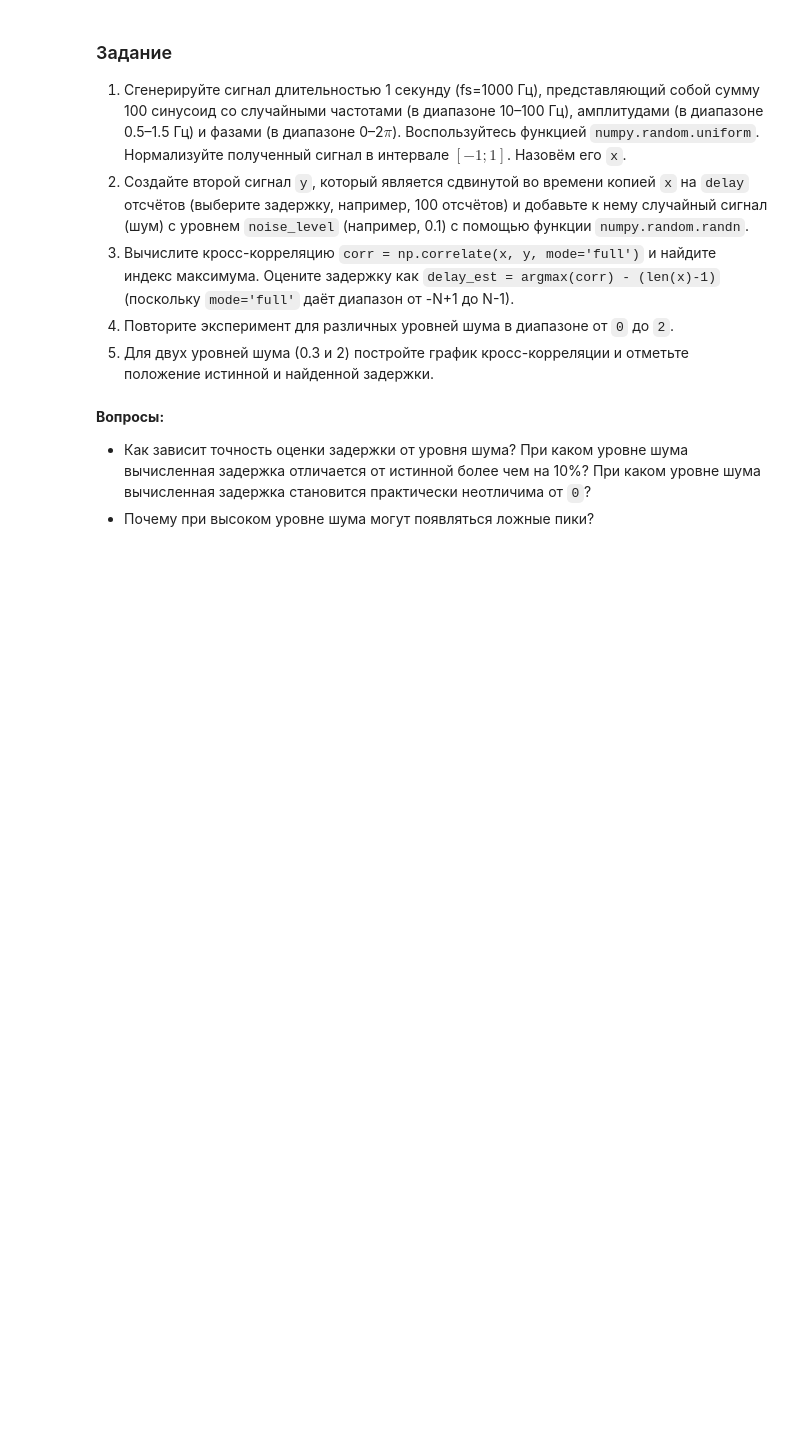
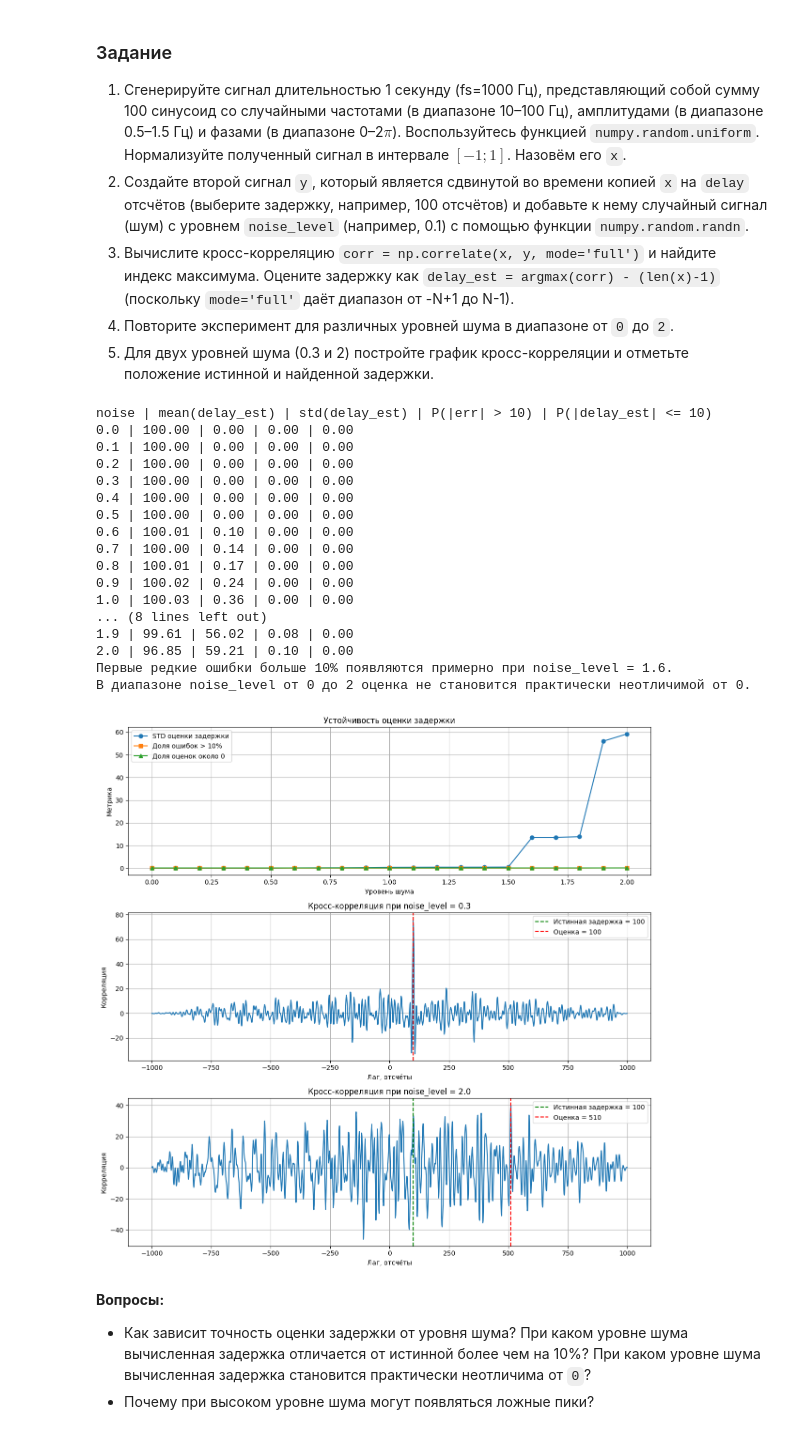
Before and after one commit to korzhimanov/dsp-seminars, a Jupyter notebook: seminars/kondakov_lab3.ipynb, the cells around one changed output. Saved outputs shown, nothing was run; the diff lists cells and outputs as text; code cells hidden in the pictures; blank space fills up the shorter version.

```diff
--- a/seminars/kondakov_lab3.ipynb
+++ b/seminars/kondakov_lab3.ipynb
@@ -214,91 +211,88 @@ for row in results:
 np.random.seed(42)
 fs = 1000
 t = np.arange(0, 1, 1 / fs)
-
-freqs = np.random.uniform(10, 100, size=100)
-amplitudes = np.random.uniform(0.5, 1.5, size=100)
-phases = np.random.uniform(0, 2 * np.pi, size=100)
-
-x = np.sum(
-    amplitudes[:, None] * np.sin(2 * np.pi * freqs[:, None] * t + phases[:, None]),
-    axis=0,
-)
+freqs = np.random.uniform(10, 100, 100)
+amps = np.random.uniform(0.5, 1.5, 100)
+phases = np.random.uniform(0, 2 * np.pi, 100)
+x = np.sum(amps[:, None] * np.sin(2 * np.pi * freqs[:, None] * t + phases[:, None]), axis=0)
 x /= np.max(np.abs(x))
 
 delay = 100
-y_clean = np.concatenate([x[delay:], np.zeros(delay)])
+y_clean = np.r_[x[delay:], np.zeros(delay)]
 noise_levels = np.linspace(0, 2, 21)
 n_trials = 100
+lags = np.arange(-len(x) + 1, len(x))
 
 
 def estimate_delay(noise_level, seed):
     rng = np.random.default_rng(seed)
     y = y_clean + noise_level * rng.standard_normal(len(x))
     corr = np.correlate(x, y, mode='full')
-    lags = np.arange(-len(x) + 1, len(x))
-    delay_est = int(lags[np.argmax(corr)])
-    return delay_est, corr, lags
+    return int(lags[np.argmax(corr)]), corr
 
 
 stats = []
-for noise_level in noise_levels:
-    estimates = []
-    for seed in range(n_trials):
-        delay_est, _, _ = estimate_delay(noise_level, 1000 + seed)
-        estimates.append(delay_est)
+for noise in noise_levels:
+    estimates = np.array([estimate_delay(noise, 1000 + seed)[0] for seed in range(n_trials)])
+    stats.append((noise, estimates.mean(), estimates.std(), np.mean(np.abs(estimates - delay) > 0.1 * delay), np.mean(np.abs(estimates) <= 10)))
 
-    estimates = np.array(estimates)
-    stats.append({
-        'noise': noise_level,
-        'mean_est': estimates.mean(),
-        'std_est': estimates.std(),
-        'frac_large_error': np.mean(np.abs(estimates - delay) > 0.1 * delay),
-        'frac_near_zero': np.mean(np.abs(estimates) <= 10),
-    })
-
-# Для большого шума берём реализацию, где ложный пик хорошо виден на графике.
-example_seeds = {0.3: 1000, 2.0: 1036}
-example_results = {noise: estimate_delay(noise, seed) for noise, seed in example_seeds.items()}
+example_results = {0.3: estimate_delay(0.3, 1000), 2.0: estimate_delay(2.0, 1036)}
 
 fig, axes = plt.subplots(3, 1, figsize=(12, 12))
-axes[0].plot(noise_levels, [row['std_est'] for row in stats], 'o-', label='STD оценки задержки')
-axes[0].plot(noise_levels, [row['frac_large_error'] for row in stats], 's-', label='Доля ошибок > 10%')
-axes[0].plot(noise_levels, [row['frac_near_zero'] for row in stats], '^-', label='Доля оценок около 0')
+axes[0].plot(noise_levels, [row[2] for row in stats], 'o-', label='STD оценки задержки')
+axes[0].plot(noise_levels, [row[3] for row in stats], 's-', label='Доля ошибок > 10%')
+axes[0].plot(noise_levels, [row[4] for row in stats], '^-', label='Доля оценок около 0')
 axes[0].set_title('Устойчивость оценки задержки')
 axes[0].set_xlabel('Уровень шума')
 axes[0].set_ylabel('Метрика')
 axes[0].legend()
 axes[0].grid(True)
 
 for ax, noise_level in zip(axes[1:], [0.3, 2.0]):
-    delay_est, corr, lags = example_results[noise_level]
+    delay_est, corr = example_results[noise_level]
     ax.plot(lags, corr)
     ax.axvline(delay, color='green', linestyle='--', label=f'Истинная задержка = {delay}')
     ax.axvline(delay_est, color='red', linestyle='--', label=f'Оценка = {delay_est}')
     ax.set_title(f'Кросс-корреляция при noise_level = {noise_level}')
     ax.set_xlabel('Лаг, отсчёты')
     ax.set_ylabel('Корреляция')
     ax.legend()
     ax.grid(True)
 
 plt.tight_layout()
 plt.show()
 
-first_bad = next((row['noise'] for row in stats if row['frac_large_error'] > 0), None)
-first_near_zero = next((row['noise'] for row in stats if row['frac_near_zero'] > 0.05), None)
+first_bad = next((row[0] for row in stats if row[3] > 0), None)
+first_near_zero = next((row[0] for row in stats if row[4] > 0.05), None)
 
 print('noise | mean(delay_est) | std(delay_est) | P(|err| > 10) | P(|delay_est| <= 10)')
-for row in stats:
-    print(
-        f"{row['noise']:.1f} | {row['mean_est']:.2f} | {row['std_est']:.2f} | "
-        f"{row['frac_large_error']:.2f} | {row['frac_near_zero']:.2f}"
-    )
+for noise, mean_est, std_est, frac_large_error, frac_near_zero in stats:
+    print(f'{noise:.1f} | {mean_est:.2f} | {std_est:.2f} | {frac_large_error:.2f} | {frac_near_zero:.2f}')
 
 print(f'Первые редкие ошибки больше 10% появляются примерно при noise_level = {first_bad}.')
 if first_near_zero is None:
     print('В диапазоне noise_level от 0 до 2 оценка не становится практически неотличимой от 0.')
 else:
     print(f'Оценка становится близкой к 0 примерно при noise_level = {first_near_zero}.')
+# %% [output]
+noise | mean(delay_est) | std(delay_est) | P(|err| > 10) | P(|delay_est| <= 10)
+0.0 | 100.00 | 0.00 | 0.00 | 0.00
+0.1 | 100.00 | 0.00 | 0.00 | 0.00
+0.2 | 100.00 | 0.00 | 0.00 | 0.00
+0.3 | 100.00 | 0.00 | 0.00 | 0.00
+0.4 | 100.00 | 0.00 | 0.00 | 0.00
+0.5 | 100.00 | 0.00 | 0.00 | 0.00
+0.6 | 100.01 | 0.10 | 0.00 | 0.00
+0.7 | 100.00 | 0.14 | 0.00 | 0.00
+0.8 | 100.01 | 0.17 | 0.00 | 0.00
+0.9 | 100.02 | 0.24 | 0.00 | 0.00
+1.0 | 100.03 | 0.36 | 0.00 | 0.00
+... (8 lines left out)
+1.9 | 99.61 | 56.02 | 0.08 | 0.00
+2.0 | 96.85 | 59.21 | 0.10 | 0.00
+Первые редкие ошибки больше 10% появляются примерно при noise_level = 1.6.
+В диапазоне noise_level от 0 до 2 оценка не становится практически неотличимой от 0.
+[figure, added]
 # %% [markdown]
 **Вопросы:**
 - Как зависит точность оценки задержки от уровня шума? При каком уровне шума вычисленная задержка отличается от истинной более чем на 10%? При каком уровне шума вычисленная задержка становится практически неотличима от `0`?
```
Also changed, not shown: parts of 16 cells of this notebook.
